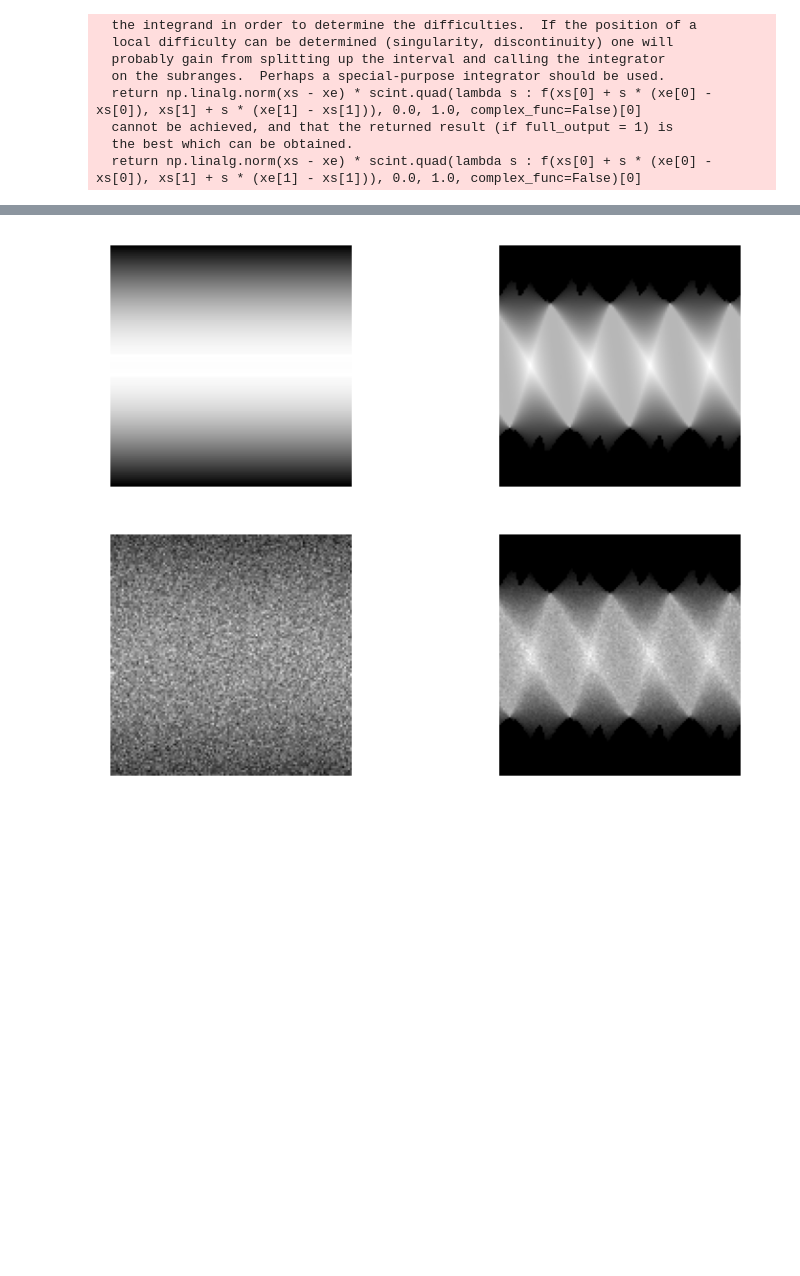
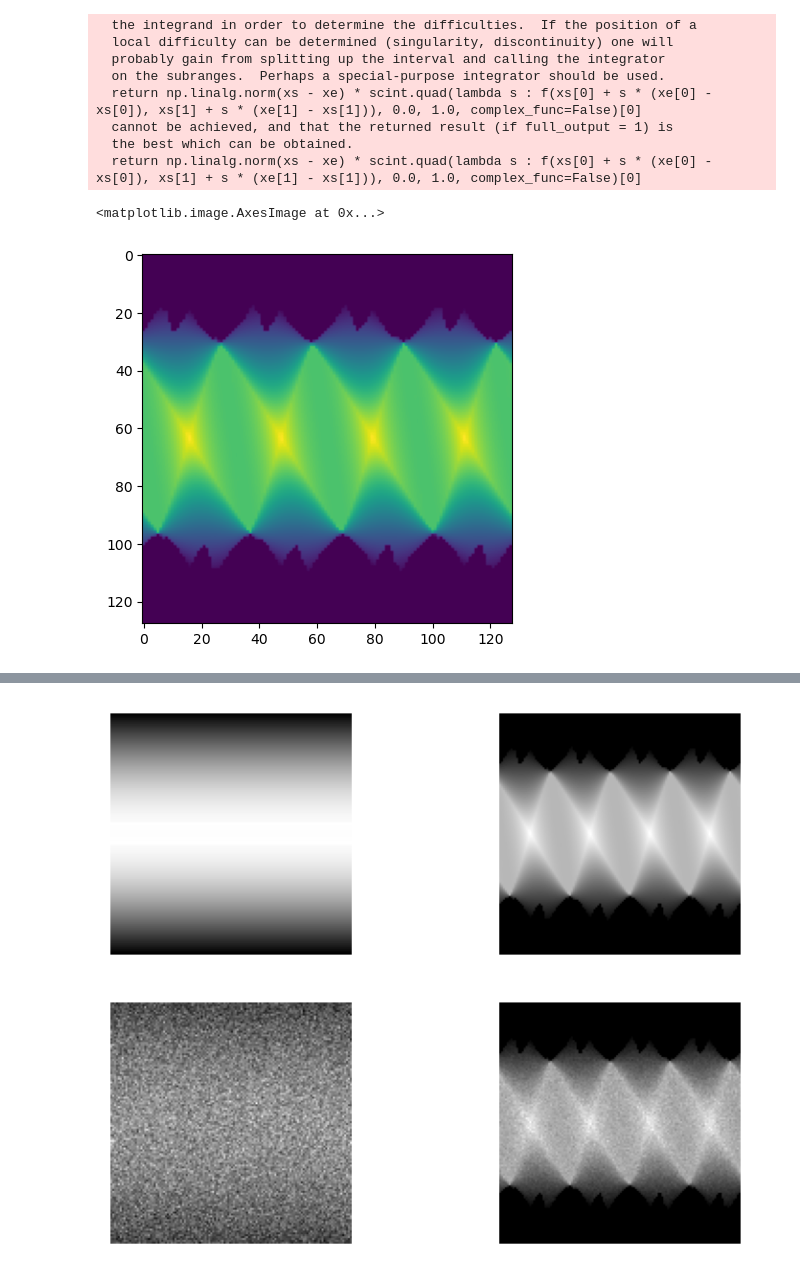
Before and after one commit to JavierBZ/IBM2101, a Jupyter notebook: XRays+CT.ipynb, the cells around one changed output, grey strips where cells are left out. Cells and saved outputs as stored; diff of their text form; code cells hidden in the pictures; blank space fills up the shorter version.

```diff
--- a/XRays+CT.ipynb
+++ b/XRays+CT.ipynb
@@ -180,7 +181,8 @@ plt.show()
 # %% [output]
 [figure]
 # %%
-Rot = lambda x,theta: (x @ np.array([[np.cos(theta),-np.sin(theta)],[np.sin(theta),np.cos(theta)]]))
+#Rot = lambda x,theta: (x @ np.array([[np.cos(theta),-np.sin(theta)],[np.sin(theta),np.cos(theta)]]))
+Rot = lambda x,theta: (x @ np.array([[np.cos(theta),np.sin(theta)],[np.sin(theta),-np.cos(theta)]]))
 
 def radon_transform(f,px,py,pp,pt):
     #xs,xe = None # point source in infinity
@@ -199,6 +207,11 @@ Radon_square = radon_transform(square,px,py,pp,pt)
   cannot be achieved, and that the returned result (if full_output = 1) is
   the best which can be obtained.
   return np.linalg.norm(xs - xe) * scint.quad(lambda s : f(xs[0] + s * (xe[0] - xs[0]), xs[1] + s * (xe[1] - xs[1])), 0.0, 1.0, complex_func=False)[0]
+# %%
+plt.imshow(Radon_square.T)
+# %% [output]
+<matplotlib.image.AxesImage at 0x...>
+[figure, added]
 # %%
 # number of photons
 Nph = 1000
```
Also changed, not shown: parts of 7 cells of this notebook, 1 other file.
